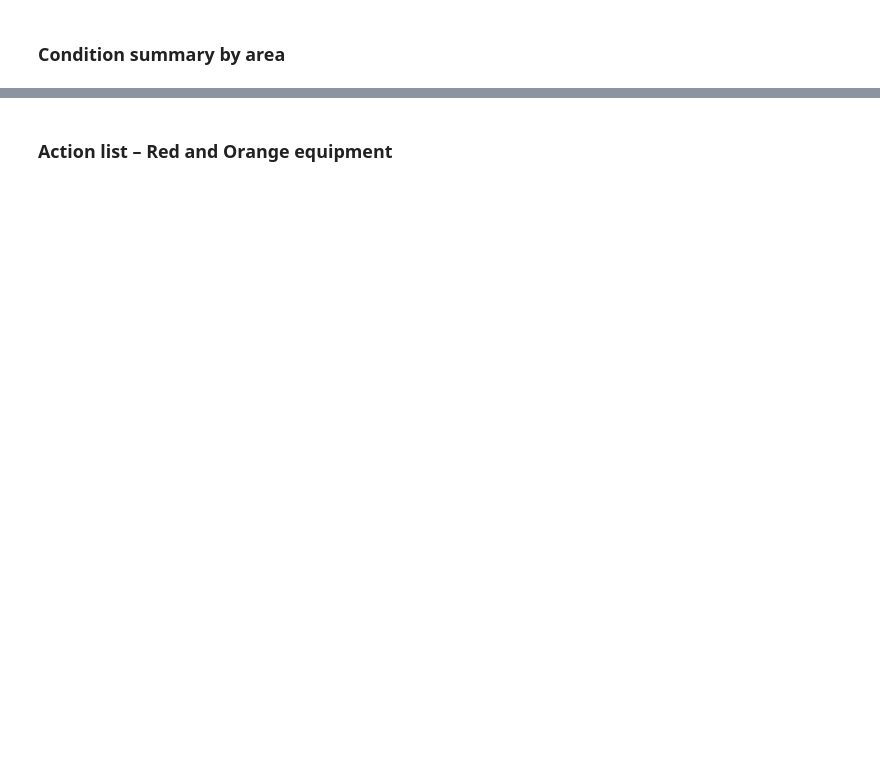
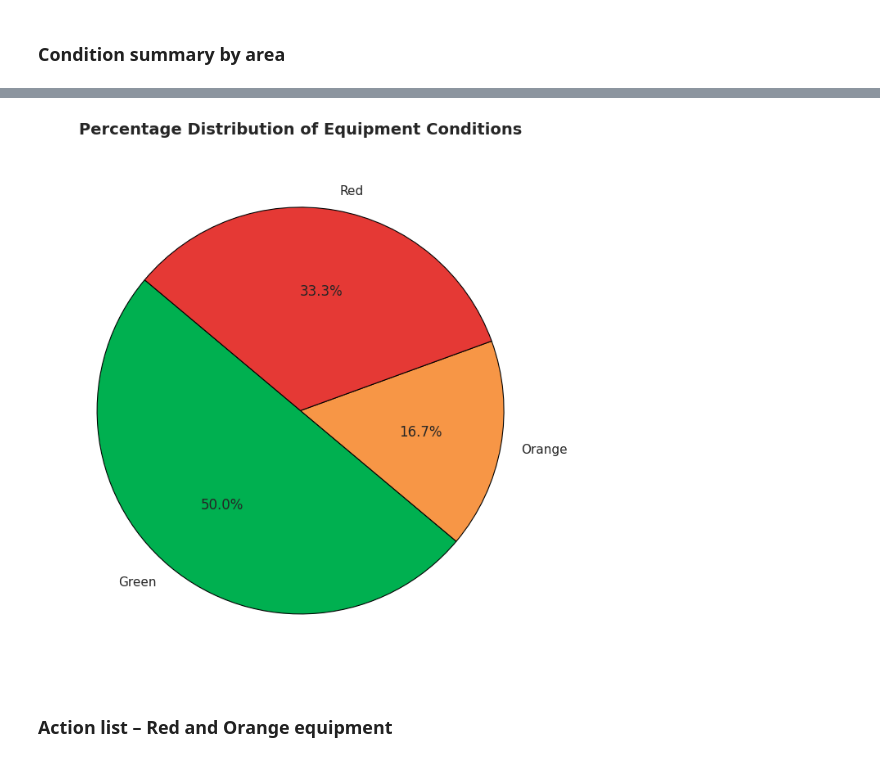
Before and after one commit to alsulami412-arch/Vibration-group, a Jupyter notebook: Vibration_group.ipynb, the cells around one changed output, grey strips where cells are left out. Cells and saved outputs as stored; diff of their text form; code cells hidden in the pictures; blank space fills up the shorter version.

```diff
--- a/Vibration_group.ipynb
+++ b/Vibration_group.ipynb
@@ -183,3 +335,31 @@ plt.show()
+# %%
+import matplotlib.pyplot as plt
+
+# Prepare data from the main DataFrame
+condition_counts = df['Condition'].value_counts().reindex(CONDITION_ORDER, fill_value=0)
+
+# Filter out conditions with 0 count to make the pie chart clean
+filtered_counts = condition_counts[condition_counts > 0]
+
+# Map colors dynamically to matching conditions
+pie_colors = [COLORS[cond] for cond in filtered_counts.index]
+
+# Create the pie chart
+plt.figure(figsize=(7, 7))
+plt.pie(
+    filtered_counts,
+    labels=filtered_counts.index,
+    autopct='%1.1f%%',
+    startangle=140,
+    colors=pie_colors,
+    wedgeprops={'edgecolor': 'black', 'linewidth': 0.8, 'antialiased': True}
+)
+
+plt.title("Percentage Distribution of Equipment Conditions", fontsize=14, fontweight='bold', pad=20)
+plt.tight_layout()
+plt.show()
+# %% [output]
+[figure, added]
 # %% [markdown]
 ### Action list – Red and Orange equipment
 # %%
```
Also changed, not shown: parts of 10 cells of this notebook.
